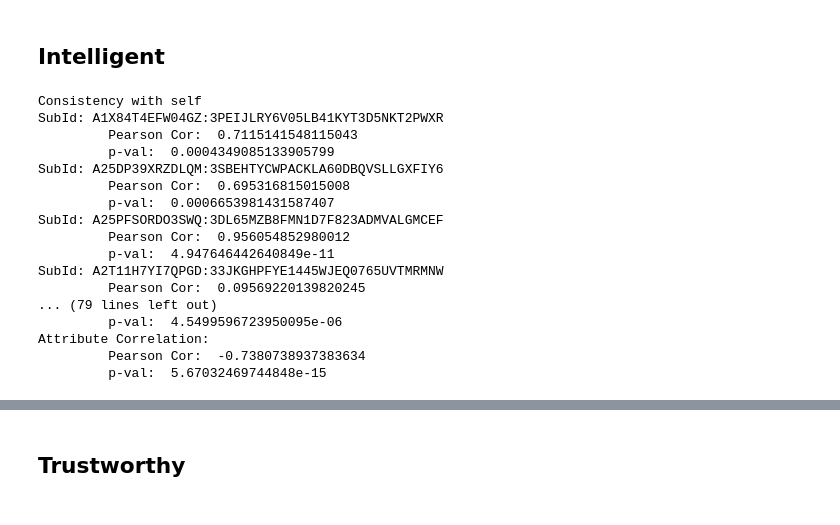
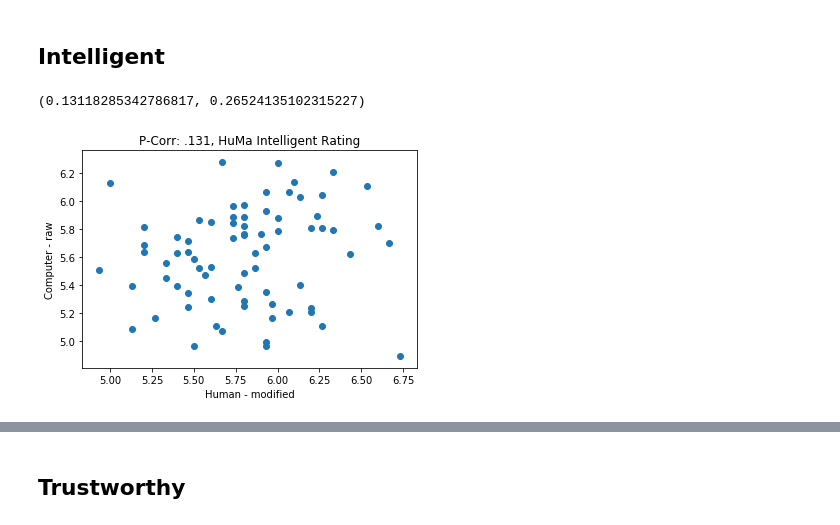
Before and after one commit to amandasongmm/economic_face_perception, a Jupyter notebook: data/amt_gt_data_process/CorrelationAnalysis/Super_consistency.ipynb, the cells around one changed output, grey strips where cells are left out. Drawn from its saved outputs; the diff is of its cells as text; code cells hidden in the pictures.

```diff
--- a/data/amt_gt_data_process/CorrelationAnalysis/Super_consistency.ipynb
+++ b/data/amt_gt_data_process/CorrelationAnalysis/Super_consistency.ipynb
@@ -107,4 +72,4 @@ aggMod = pd.read_csv("../modifae_aggressive/likert_data.csv")
 # %%
-selfCorrAgg = calcSelfConsistency(agg)
-groupCorrAgg = calcGroupConsistency(agg)
-calcHumMacConsistency(agg, "aggressive")
+#selfCorrAgg = calcSelfConsistency(rawHumAgg)
+#groupCorrAgg = calcGroupConsistency(rawHumAgg)
+#calcHumMacConsistency(rawHumAgg, "aggressive")
@@ -211,26 +126,35 @@ for i, txt in enumerate(sorted(subjs)):
 # %%
 inte = pd.read_csv("../intelligent/likert_data.csv")
 inteMod = pd.read_csv("../modifae_intelligent/likert_data.csv")
+# %%
+modIndex = pd.pivot_table(inteMod, index="subId", columns="imgName", values="rating").mean(axis=0).index
+indexNames = []
+for i in modIndex:
+    indexNames.append(i.split("_")[0] + ".jpg")
+
+rawComp = celeb[["Filename", "intelligent"]]
+rawComp = rawComp.loc[rawComp['Filename'].isin(indexNames)].sort_values("Filename")
+rawComp.index = rawComp.Filename
+rawComp = rawComp.drop("Filename", axis=1)
+
+modHumData = pd.pivot_table(inteMod, index="subId", columns="imgName", values="rating").mean()
+modHumData.index = indexNames
+
+x = pd.concat([rawComp, modHumData], axis=1, join_axes=[rawComp.index])
+# %%
+corr(x[0], x.intelligent)
+# %% [output]
+(0.13118285342786817, 0.26524135102315227)
+# %%
+plt.scatter(x[0], x.intelligent)
+plt.ylabel("Computer - raw")
+plt.xlabel("Human - modified")
+plt.title("P-Corr: .131, HuMa Intelligent Rating")
+plt.show()
+# %% [output]
+[figure, added]
 # %%
-selfCorrInte = calcSelfConsistency(inte)
-groupCorrInte = calcGroupConsistency(inte)
-calcHumMacConsistency(inte, "intelligent")
+#selfCorrInte = calcSelfConsistency(inte)
+#groupCorrInte = calcGroupConsistency(inte)
+#calcHumMacConsistency(inte, "intelligent")
-# %% [output]
-Consistency with self
-SubId: A1X84T4EFW04GZ:3PEIJLRY6V05LB41KYT3D5NKT2PWXR
-         Pearson Cor:  0.7115141548115043
-         p-val:  0.0004349085133905799
-SubId: A25DP39XRZDLQM:3SBEHTYCWPACKLA60DBQVSLLGXFIY6
-         Pearson Cor:  0.695316815015008
-         p-val:  0.0006653981431587407
-SubId: A25PFSORDO3SWQ:3DL65MZB8FMN1D7F823ADMVALGMCEF
-         Pearson Cor:  0.956054852980012
-         p-val:  4.947646442640849e-11
-SubId: A2T11H7YI7QPGD:33JKGHPFYE1445WJEQ0765UVTMRMNW
-         Pearson Cor:  0.09569220139820245
-... (79 lines left out)
-         p-val:  4.5499596723950095e-06
-Attribute Correlation:
-         Pearson Cor:  -0.7380738937383634
-         p-val:  5.67032469744848e-15
 # %%
```
Also changed, not shown: parts of 22 cells of this notebook, 1 other file.
